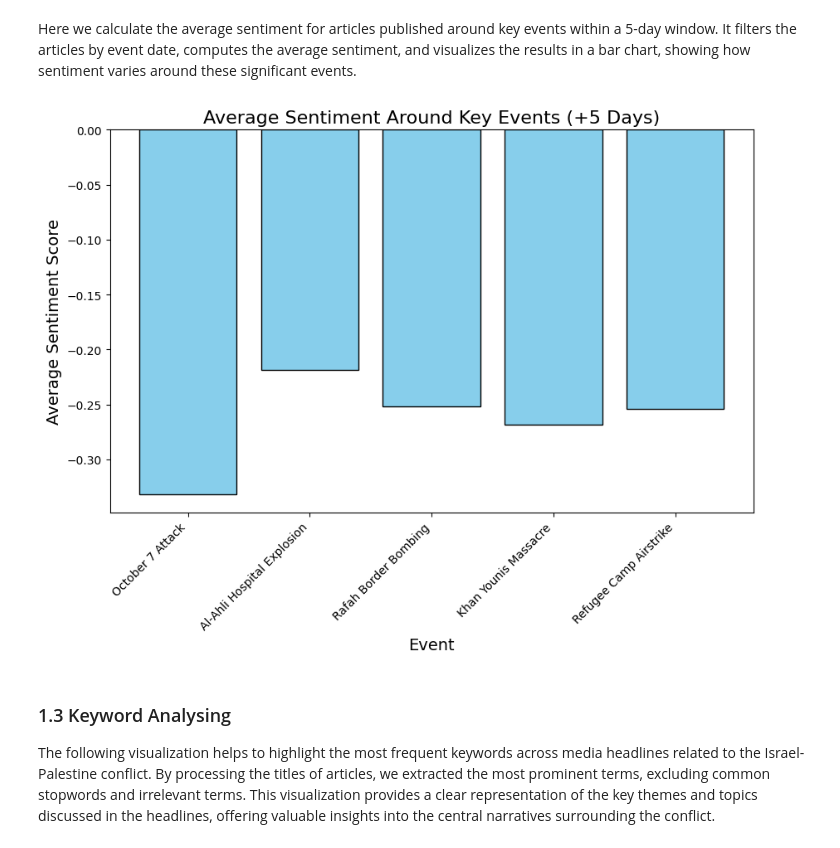
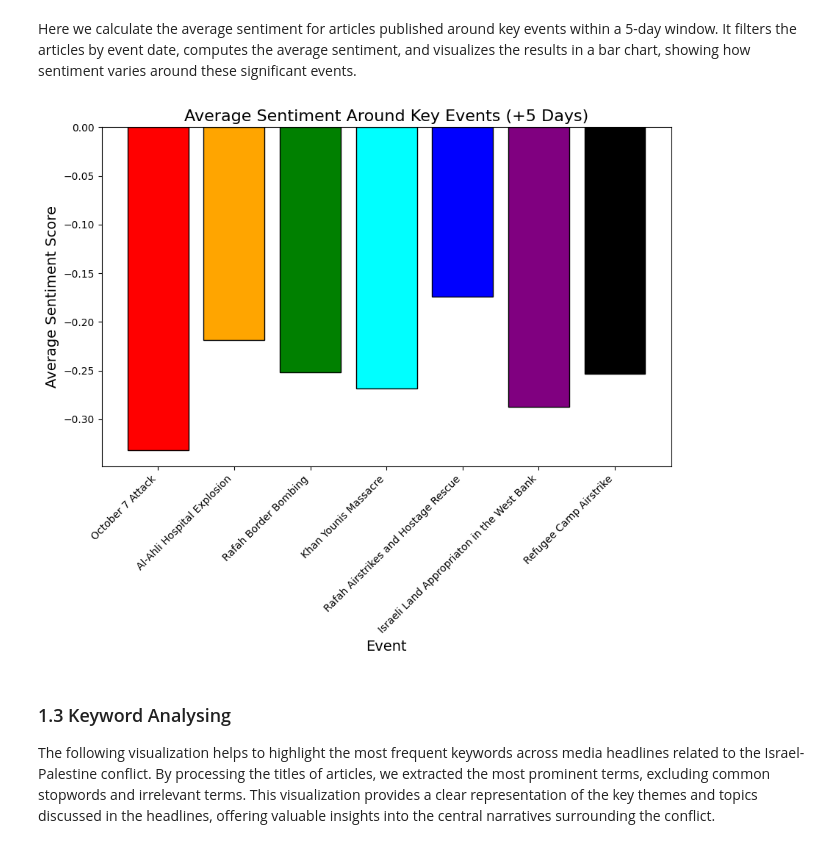
Before and after one commit to tinasophie15/FCSS-Project-Group-10, a Jupyter notebook: code/group10.ipynb, the cells around one changed output. Cells and saved outputs as stored; diff of their text form; code cells hidden in the pictures.

Commit message:
added 2 events

```diff
--- a/code/group10.ipynb
+++ b/code/group10.ipynb
@@ -275,7 +275,9 @@ special_events = {
     "7th October Attack": ("2023-10-07", "red"),
     "Al Ahli Hospital Attack": ("2023-10-17", "orange"),
     "Rafah Border Bombing": ("2023-11-01", "green"),
-    "Khan Younis Massacre": ("2023-12-10", "purple"),
+    "Khan Younis Massacre": ("2023-12-10", "cyan"),
+    "Rafah Airstrikes and Hostage Rescue": ("2024-02-12", "blue"),
+    "Israeli Land Appropriaton in the West Bank": ("2024-06-25", "purple"),
     "Refugee Camp Airstrike": ("2024-07-08", "black"),
 }
 # %%
@@ -326,6 +328,8 @@ special_events = {
     "Al Ahli Hospital Attack": "2023-10-17",
     "Rafah Border Bombing": "2023-11-01",
     "Khan Younis Massacre": "2023-12-10",
+    "Rafah Airstrikes and Hostage Rescue": "2024-02-12",
+    "Israeli Land Appropriaton in the West Bank": "2024-06-25",
     "Refugee Camp Airstrike": "2024-07-08",
 }
 
@@ -657,35 +655,42 @@ key_events = {
     "Al-Ahli Hospital Explosion": "2023-10-17",
     "Rafah Border Bombing": "2023-11-01",
     "Khan Younis Massacre": "2023-12-10",
+    "Rafah Airstrikes and Hostage Rescue": "2024-02-12",
+    "Israeli Land Appropriaton in the West Bank": "2024-06-25",
     "Refugee Camp Airstrike": "2024-07-08"
 }
 # %%
 # Create a new DataFrame to store filtered results
 event_sentiments = []
 
 for event_name, event_date in key_events.items():
     event_date = pd.to_datetime(event_date)
     time_frame = (data_cleaned['Publish Date'] >= event_date) & (data_cleaned['Publish Date'] <= event_date + pd.Timedelta(days=5))
     event_data = data_cleaned[time_frame]
 
     # Calculate average sentiment for the time frame
     avg_sentiment = event_data['Title'].apply(lambda x: analyzer.polarity_scores(x)['compound']).mean()
 
     # Append results
     event_sentiments.append({"Event": event_name, "Date": event_date, "Average Sentiment": avg_sentiment})
 
 event_sentiments_df = pd.DataFrame(event_sentiments)
 
+# Define colors for each event
+colors = ['red', 'orange', 'green', 'cyan', 'blue', 'purple', 'black']
 
 plt.figure(figsize=(10, 6))
-plt.bar(event_sentiments_df['Event'], event_sentiments_df['Average Sentiment'], color='skyblue', edgecolor='black')
+plt.bar(event_sentiments_df['Event'],
+        event_sentiments_df['Average Sentiment'],
+        color=colors,
+        edgecolor='black')
 plt.title("Average Sentiment Around Key Events (+5 Days)", fontsize=16)
 plt.xlabel("Event", fontsize=14)
 plt.ylabel("Average Sentiment Score", fontsize=14)
 plt.xticks(rotation=45, ha='right')
 plt.show()
 # %% [output]
-[figure, old version]
+[figure, new version]
 # %% [markdown]
 ### 1.3 Keyword Analysing
 
```
Also changed, not shown: parts of 5 cells of this notebook.
